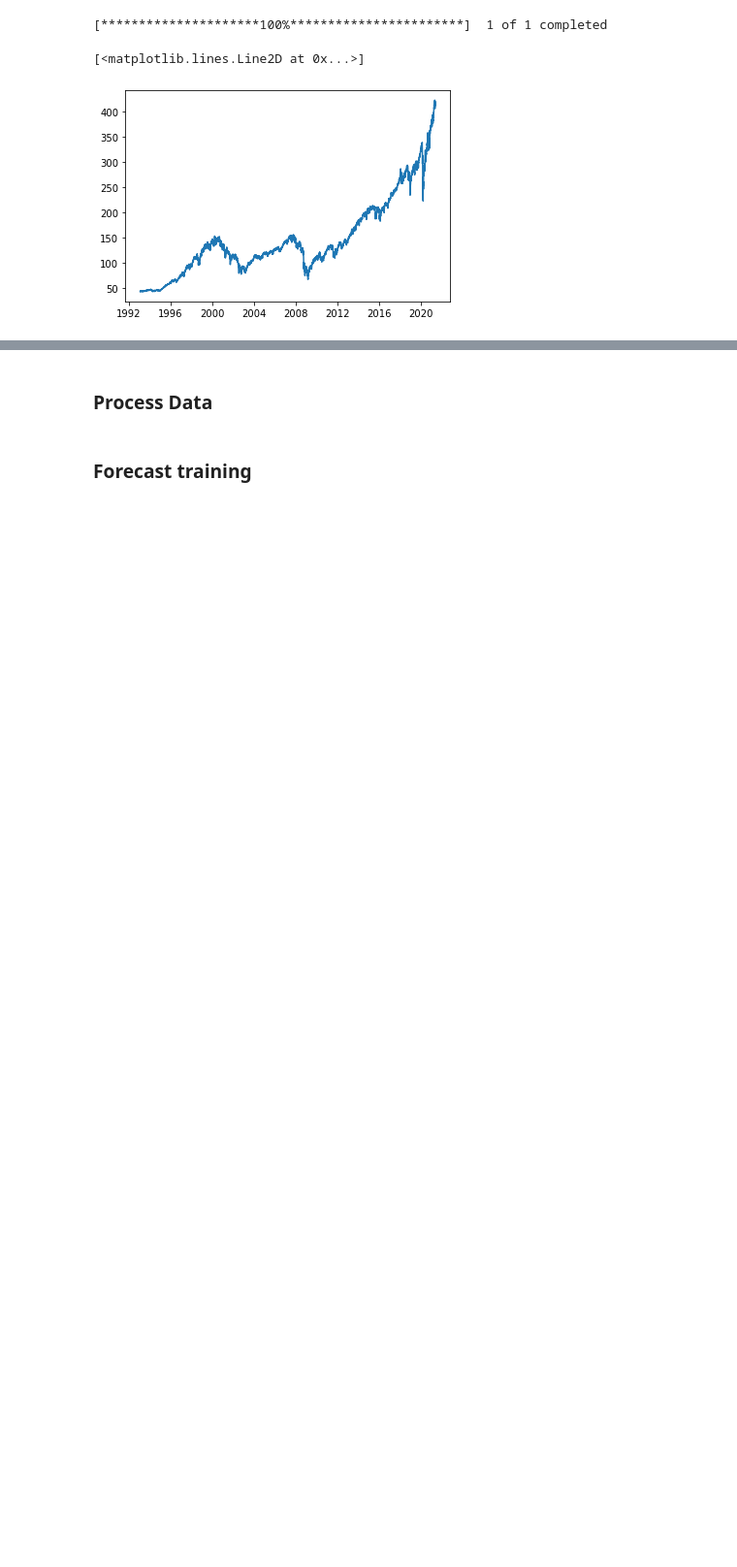
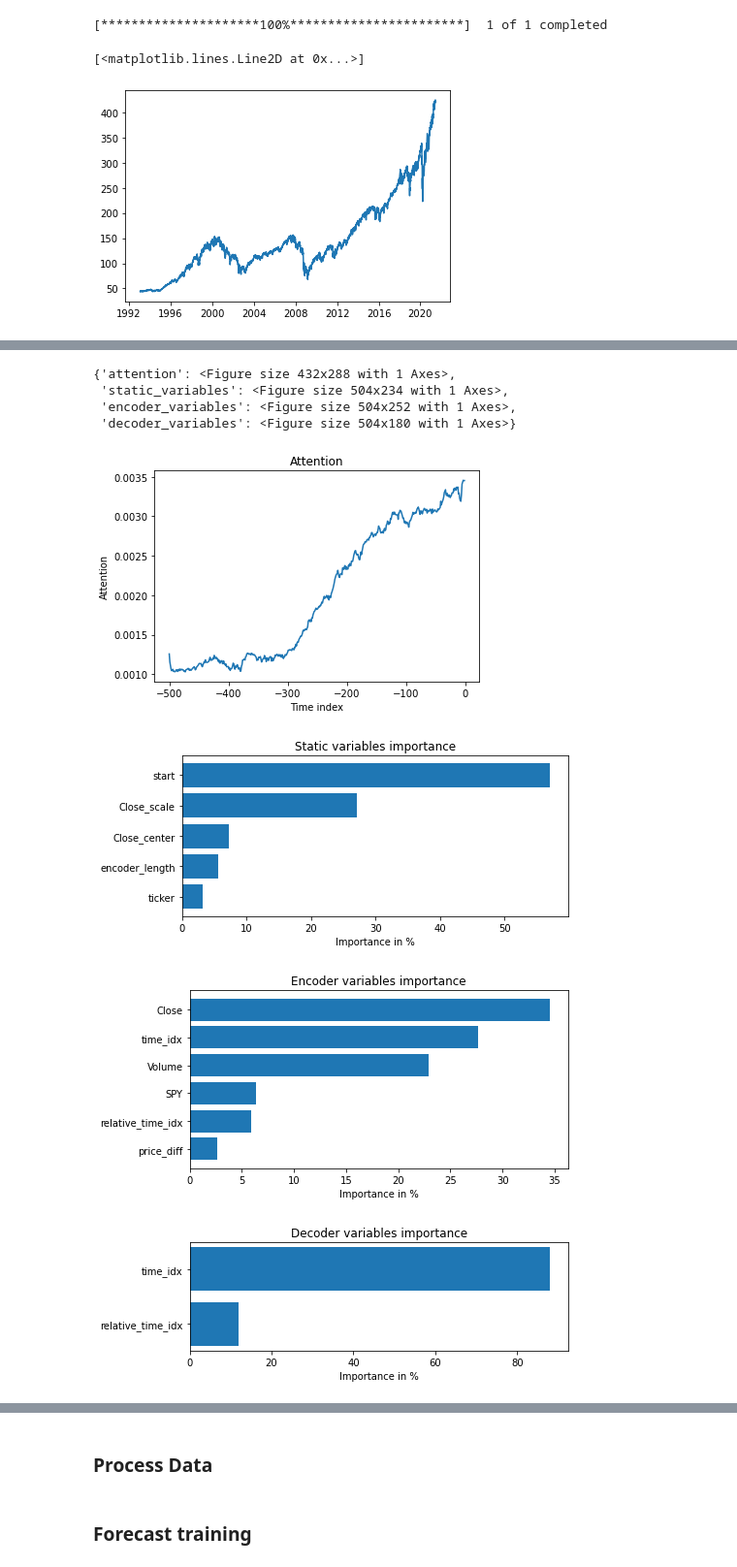
Before and after one commit to dukesky/StockRistAnalysis, a Jupyter notebook: StockDataExplore.ipynb, the cells around one changed output, grey strips where cells are left out. Shown: that part at 97% size. Cells and saved outputs as stored; diff of their text form; code cells hidden in the pictures; blank space fills up the shorter version.

```diff
--- a/StockDataExplore.ipynb
+++ b/StockDataExplore.ipynb
@@ -186,0 +425,14 @@ Name: To Grade, dtype: int64
+# %%
+interpretation = best_tft.interpret_output(
+    raw_predictions, reduction="sum"
+)
+best_tft.plot_interpretation(interpretation)
+# %% [output]
+{'attention': <Figure size 432x288 with 1 Axes>,
+ 'static_variables': <Figure size 504x234 with 1 Axes>,
+ 'encoder_variables': <Figure size 504x252 with 1 Axes>,
+ 'decoder_variables': <Figure size 504x180 with 1 Axes>}
+[figure, added]
+[figure, added]
+[figure, added]
+[figure, added]
```
Also changed, not shown: parts of 53 cells of this notebook, 2 other files.
